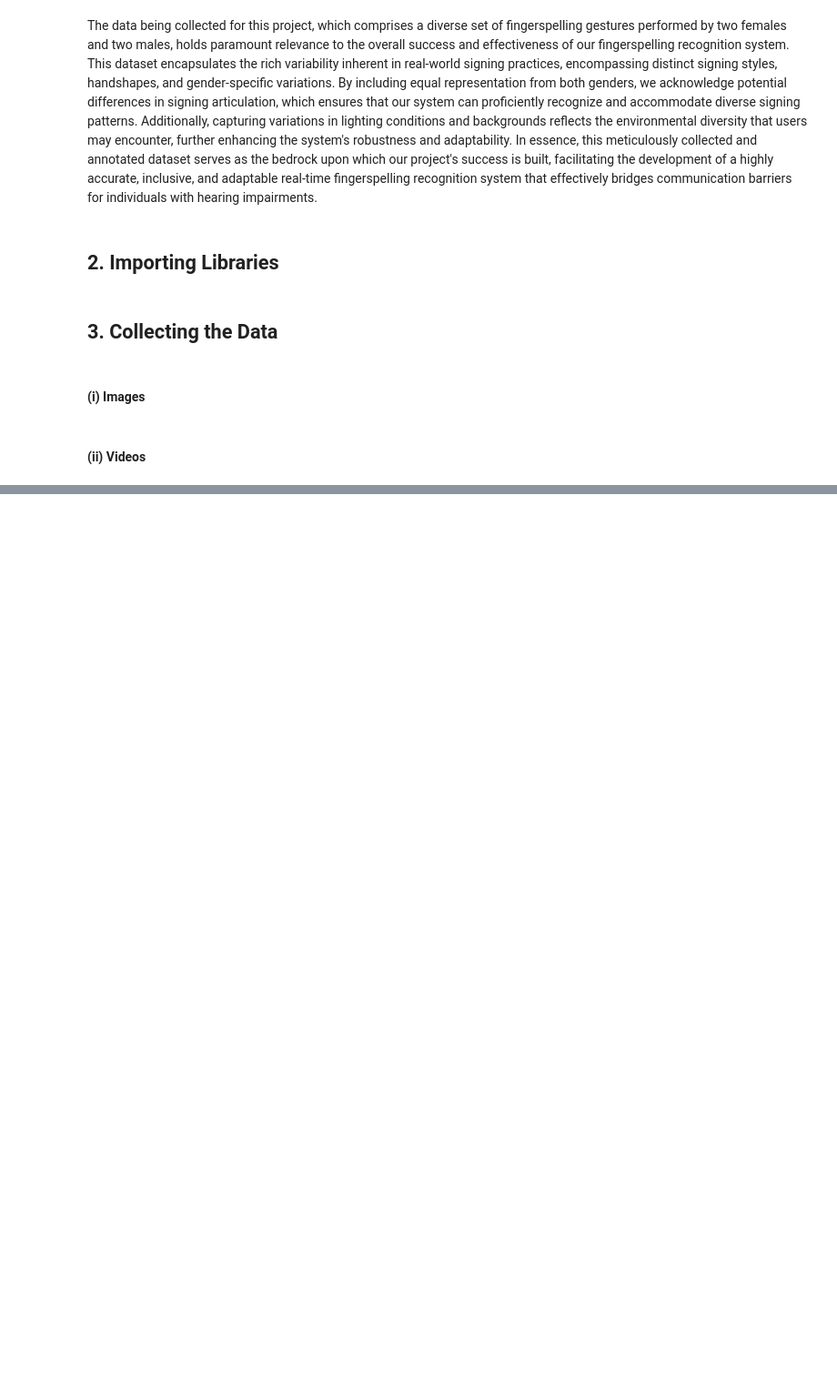
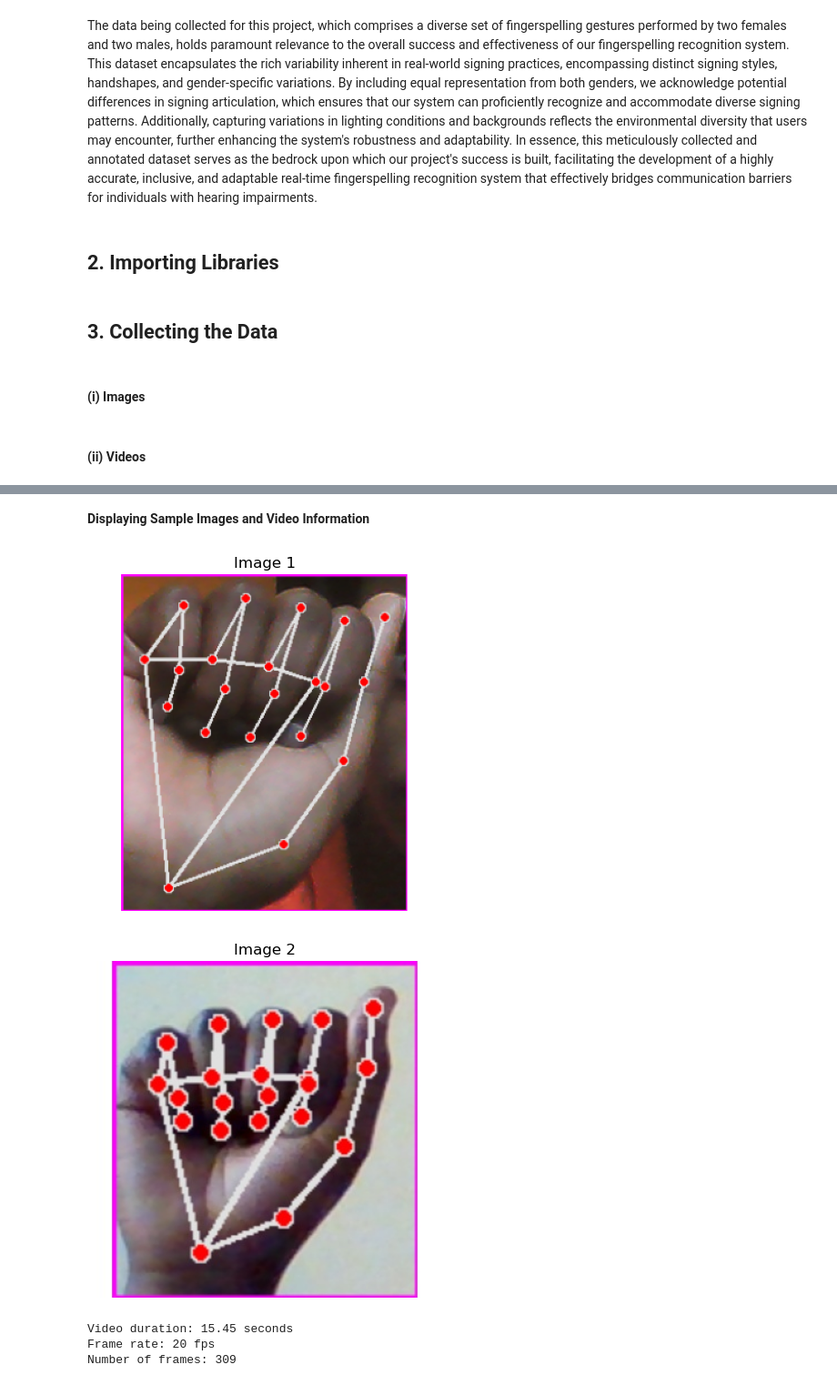
Before and after one commit to martin-ngugi/KSL, a Jupyter notebook: student.ipynb, the cells around one changed output, grey strips where cells are left out. Shown at 91% size. Saved outputs shown, nothing was run; the diff lists cells and outputs as text; code cells hidden in the pictures; blank space fills up the shorter version.

Commit message:
Added reading into the data

```diff
--- a/student.ipynb
+++ b/student.ipynb
@@ -188,0 +194,15 @@ cv2.destroyAllWindows()
+# %%
+# Defining the paths to your data directories
+train_dir = 'Data/Train'
+validation_dir = 'Data/Validation'
+test_dir = 'Data/Test'
+
+# Listing the files in each directory
+train_files = os.listdir(train_dir)
+validation_files = os.listdir(validation_dir)
+test_files = os.listdir(test_dir)
+
+# Displaying the number of files in each directory
+print(f"Train set contains {len(train_files)} files.")
+print(f"Validation set contains {len(validation_files)} files.")
+print(f"Test set contains {len(test_files)} files.")
@@ -188,0 +276,56 @@ cv2.destroyAllWindows()
+# %% [markdown]
+**Displaying Sample Images and Video Information**
+# %%
+# Specifying the directory containing the 'A' images
+letter_dir = os.path.join(train_dir,'images', 'A')
+
+# Getting a list of all image files in the 'A' directory
+image_files = [filename for filename in os.listdir(letter_dir) if filename.lower().endswith(('.jpg', '.png', '.jpeg'))]
+
+# Loading and displaying the first two images from the 'A' directory
+for i in range(2):
+    if i < len(image_files):
+        image_filename = image_files[i]
+        image_path = os.path.join(letter_dir, image_filename)
+
+        # Loading and displaying the image
+        image = cv2.imread(image_path)
+        plt.imshow(cv2.cvtColor(image, cv2.COLOR_BGR2RGB))
+        plt.title(f'Image {i+1}')
+        plt.axis('off')
+        plt.show()
+    else:
+        print(f'Not enough images in the "A" directory. Found {len(image_files)} images.')
+# %% [output]
+[figure, added]
+[figure, added]
+# %%
+# Specify the directory containing the 'J' videos
+video_dir = os.path.join(train_dir, 'videos', 'J')
+
+# Replace 'video_filename.mp4' with the actual filename of the video you want to load
+sample_video_filename = 'output_3.avi'
+sample_video_path = os.path.join(video_dir, sample_video_filename)
+
+# Check if the video file exists
+if os.path.isfile(sample_video_path):
+    # Open the video file for reading
+    cap = cv2.VideoCapture(sample_video_path)
+
+    # Get video properties
+    frame_count = int(cap.get(cv2.CAP_PROP_FRAME_COUNT))
+    frame_rate = int(cap.get(cv2.CAP_PROP_FPS))
+    duration_sec = frame_count / frame_rate
+
+    print(f"Video duration: {duration_sec} seconds")
+    print(f"Frame rate: {frame_rate} fps")
+    print(f"Number of frames: {frame_count}")
+
+    # Release the video capture object
+    cap.release()
+else:
+    print(f"Video file '{sample_video_filename}' not found in the 'J' directory.")
+# %% [output]
+Video duration: 15.45 seconds
+Frame rate: 20 fps
+Number of frames: 309
```
Also changed, not shown: parts of 7 cells of this notebook.
